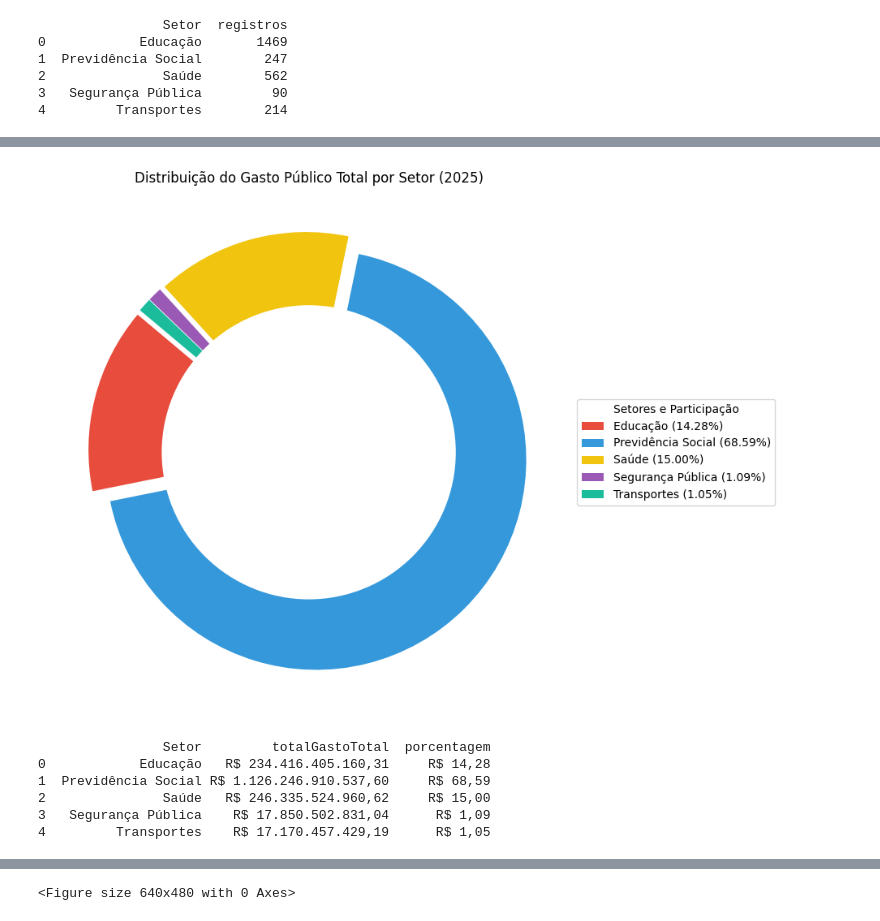
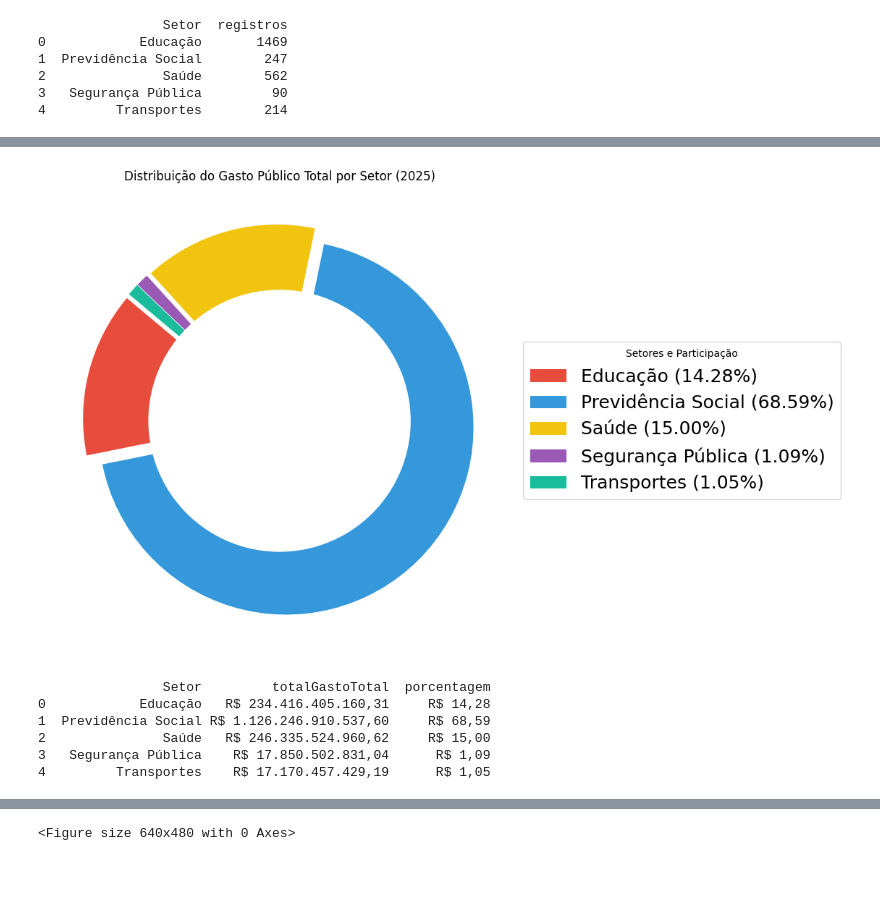
Before and after one commit to pauloho97/AnaliseImpostosPublicos, a Jupyter notebook: app/analiseGraficos.ipynb, the cells around one changed output, grey strips where cells are left out. Cells and saved outputs as stored; diff of their text form; code cells hidden in the pictures; blank space fills up the shorter version.

```diff
--- a/app/analiseGraficos.ipynb
+++ b/app/analiseGraficos.ipynb
@@ -209,35 +224,35 @@ legendasSetores = [
 
 # 3. Criação do gráfico
 fig, ax = plt.subplots(figsize=(12, 7))
 
 # Criando a pizza (wedges são as fatias)
 wedges, texts = ax.pie(
     tabelaGastoSetor['totalGastoTotal'],
     startangle=140,
     colors=['#e74c3c', '#3498db', '#f1c40f', '#9b59b6', '#1abc9c'], # Cores consistentes
     explode=[0.05] * len(tabelaGastoSetor) # Afasta as fatias levemente (padrão 0.05)
 )
 
 # 4. Transformando em Rosca (Adicionando o círculo branco no centro)
 circuloCentral = plt.Circle((0,0), 0.70, fc='white') # Cria o círculo central
 fig.gca().add_artist(circuloCentral)               # Adiciona o círculo ao gráfico existente
 
 # 5. Aplicar a Legenda lateral
 ax.legend(wedges, legendasSetores,
           title="Setores e Participação",
           loc="center left",           # Referência: lado esquerdo central da legenda
           bbox_to_anchor=(1, 0, 0.5, 1), # Posição: fora do gráfico à direita
-          fontsize=10)                 # Tamanho da fonte
+          fontsize=18)                 # Tamanho da fonte
 
 # 6. Ajustes finais
 plt.title("Distribuição do Gasto Público Total por Setor (2025)")
 plt.tight_layout()
 plt.show()
 
 # Exibe a tabela para conferência
 print(tabelaGastoSetor)
 # %% [output]
-[figure, old version]
+[figure, new version]
                 Setor         totalGastoTotal  porcentagem
 0            Educação   R$ 234.416.405.160,31     R$ 14,28
 1  Previdência Social R$ 1.126.246.910.537,60     R$ 68,59
```
Also changed, not shown: parts of 5 cells of this notebook, 2 other files.
